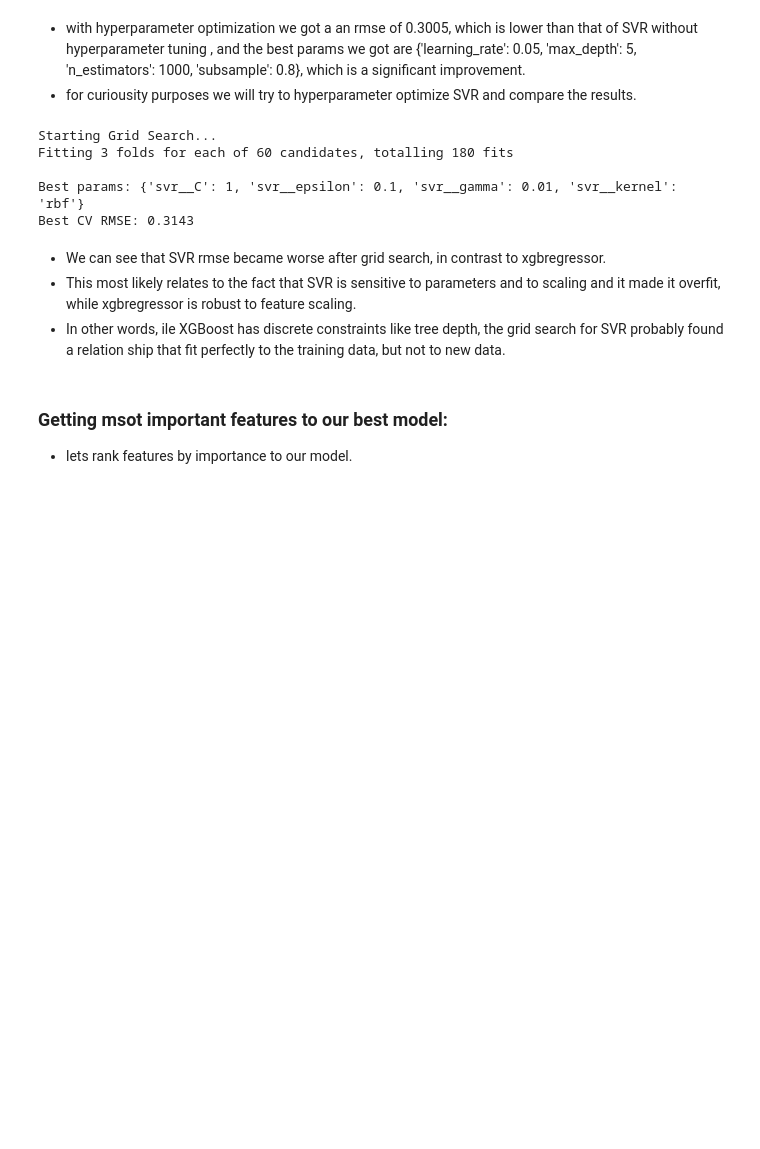
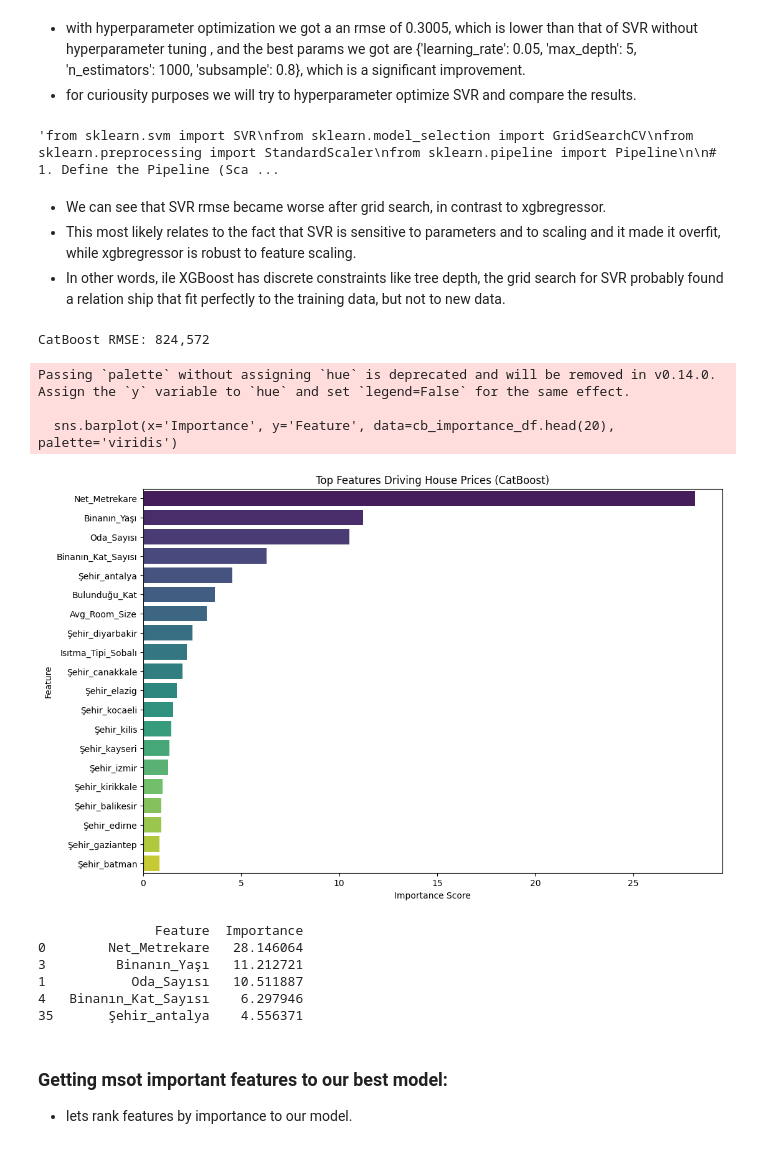
Before and after one commit to foxy0009/machine_learning_projects, a Jupyter notebook: Predicting House prices/Model_training_testing.ipynb, the cells around one changed output. Drawn from its saved outputs; the diff is of its cells as text; code cells hidden in the pictures; blank space fills up the shorter version.

```diff
--- a/Predicting House prices/Model_training_testing.ipynb
+++ b/Predicting House prices/Model_training_testing.ipynb
@@ -182,7 +191,7 @@ Best XGB CV RMSE: 0.3005
 * with hyperparameter optimization we got a an rmse of 0.3005, which is lower than that of SVR without hyperparameter tuning , and the best params we got are {'learning_rate': 0.05, 'max_depth': 5, 'n_estimators': 1000, 'subsample': 0.8}, which is a significant improvement.
 * for  curiousity purposes we will try to hyperparameter optimize SVR and compare the results.
 # %%
-from sklearn.svm import SVR
+'''from sklearn.svm import SVR
 from sklearn.model_selection import GridSearchCV
 from sklearn.preprocessing import StandardScaler
 from sklearn.pipeline import Pipeline
@@ -218,17 +227,74 @@ print("Starting Grid Search...")
 svr_grid.fit(X_train, y_train)
 
 print(f"\nBest params: {svr_grid.best_params_}")
-print(f"Best CV RMSE: {-svr_grid.best_score_:,.4f}")
+print(f"Best CV RMSE: {-svr_grid.best_score_:,.4f}")'''
 # %% [output]
-Starting Grid Search...
-Fitting 3 folds for each of 60 candidates, totalling 180 fits
-
-Best params: {'svr__C': 1, 'svr__epsilon': 0.1, 'svr__gamma': 0.01, 'svr__kernel': 'rbf'}
-Best CV RMSE: 0.3143
+'from sklearn.svm import SVR\nfrom sklearn.model_selection import GridSearchCV\nfrom sklearn.preprocessing import StandardScaler\nfrom sklearn.pipeline import Pipeline\n\n# 1. Define the Pipeline (Sca ...
 # %% [markdown]
 * We can see that SVR rmse became worse after grid search, in contrast to xgbregressor.
 * This most likely relates to the fact that SVR is sensitive to parameters and to scaling and it made it overfit, while xgbregressor is robust to feature scaling.
 * In other words, ile XGBoost has discrete constraints like tree depth, the grid search for SVR probably found a relation ship that fit perfectly to the training data, but not to new data.
+# %%
+
+# 1. Initialize
+# verbose=0 keeps it quiet (CatBoost is very talkative by default)
+cb_model = CatBoostRegressor(
+    iterations=1000,
+    learning_rate=0.05,
+    depth=6,
+    loss_function='RMSE',
+    verbose=0,
+    random_state=42
+)
+
+# 2. Train
+cb_model.fit(X_train, y_train)
+
+# 3. Predict & Evaluate
+y_pred_cb = cb_model.predict(X_test)
+
+# Check score
+from sklearn.metrics import mean_squared_error
+import numpy as np
+rmse = np.sqrt(mean_squared_error(np.expm1(y_test), np.expm1(y_pred_cb)))
+print(f"CatBoost RMSE: {rmse:,.0f}")
+# --- CatBoost Feature Importance ---
+
+# 1. Get Importances
+# CatBoost makes this easy with the .feature_importances_ attribute
+cb_importances = cb_model.feature_importances_
+feature_names = X_train.columns
+
+# 2. Create DataFrame for Plotting
+cb_importance_df = pd.DataFrame({
+    'Feature': feature_names,
+    'Importance': cb_importances
+})
+
+# 3. Sort by Importance (High to Low)
+cb_importance_df = cb_importance_df.sort_values(by='Importance', ascending=False)
+
+# 4. Plot the Top 20 Features
+plt.figure(figsize=(12, 8))
+sns.barplot(x='Importance', y='Feature', data=cb_importance_df.head(20), palette='viridis')
+plt.title('Top Features Driving House Prices (CatBoost)')
+plt.xlabel('Importance Score')
+plt.show()
+
+# Optional: Print the top 5 just to see the numbers
+print(cb_importance_df.head(5))
+# %% [output]
+CatBoost RMSE: 824,572
+Passing `palette` without assigning `hue` is deprecated and will be removed in v0.14.0. Assign the `y` variable to `hue` and set `legend=False` for the same effect.
+
+  sns.barplot(x='Importance', y='Feature', data=cb_importance_df.head(20), palette='viridis')
+[figure, added]
+               Feature  Importance
+0        Net_Metrekare   28.146064
+3         Binanın_Yaşı   11.212721
+1           Oda_Sayısı   10.511887
+4   Binanın_Kat_Sayısı    6.297946
+35       Şehir_antalya    4.556371
 # %% [markdown]
 ### Getting msot important features to our best model:
 * lets rank features by importance to our model.
```
Also changed, not shown: parts of 7 cells of this notebook, 5 other files.
